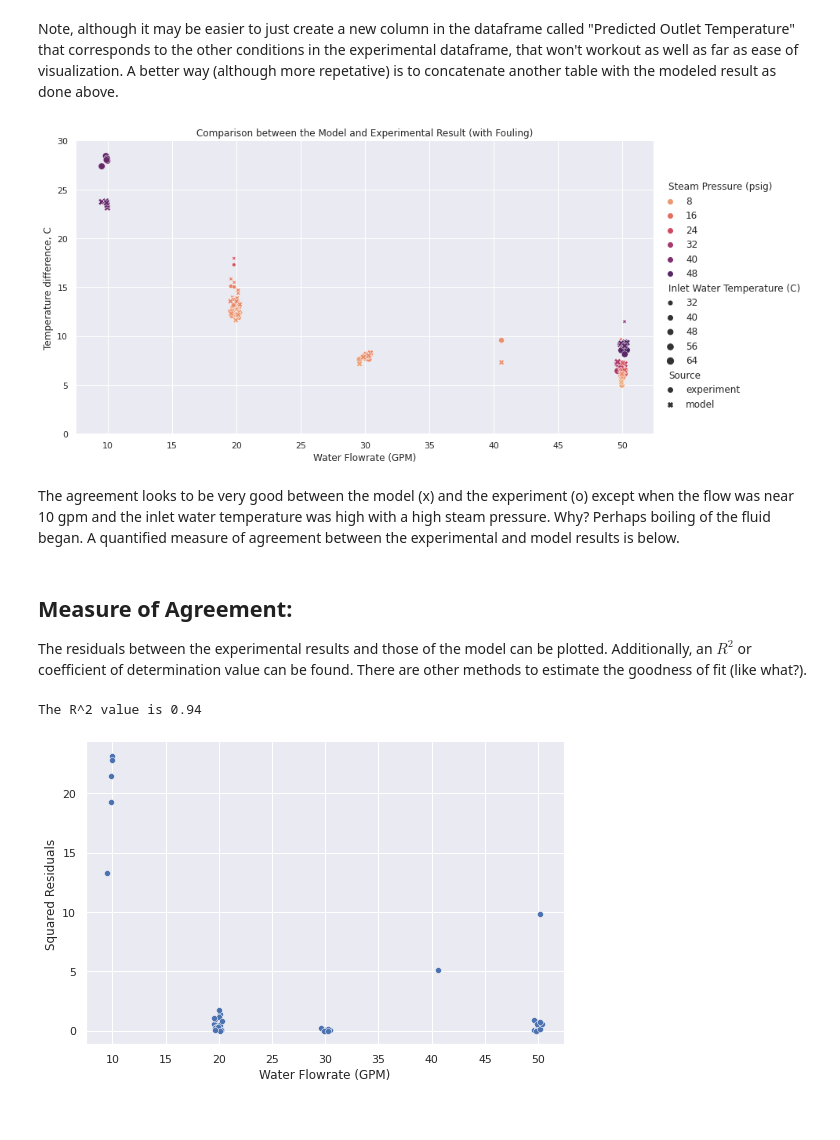
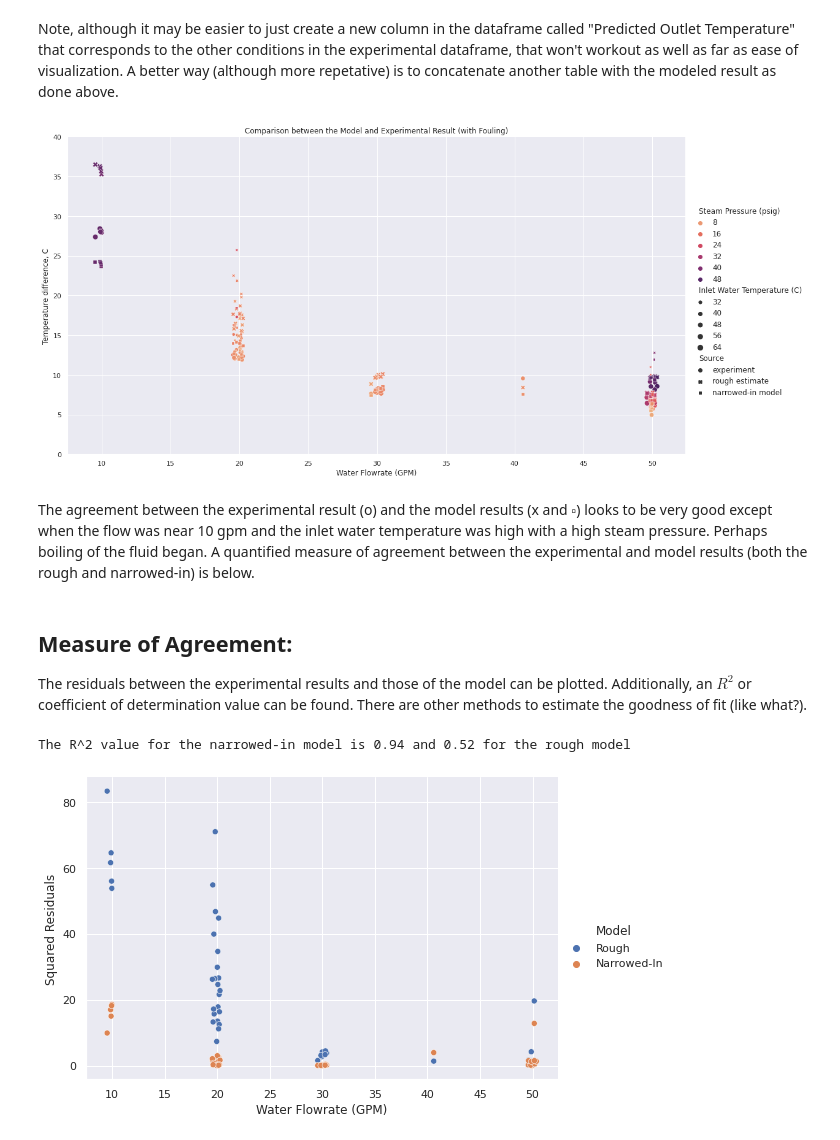
Before and after one commit to clint-bg/demos, a Jupyter notebook: shellandtube/ShellandTubePrediction.ipynb, the cells around one changed output. Saved outputs shown, nothing was run; the diff lists cells and outputs as text; code cells hidden in the pictures.

```diff
--- a/shellandtube/ShellandTubePrediction.ipynb
+++ b/shellandtube/ShellandTubePrediction.ipynb
@@ -230,9 +230,10 @@ Uovwithfouling # W/m2/K at the default conditions
 # %%
 #define a function to determine the outlet temperature as a function of the conditions
-def predictedOutletTemp(gpmT=flowgpmmin,inlettempT=inlettempmin,steamprT=steampressurepsigmin,Rfi=0):
+def predictedOutletTemp(gpmT=flowgpmmin,inlettempT=inlettempmin,steamprT=steampressurepsigmin,Rfi=0,boe=False):
   hinte = internalh(gpm=gpmT,inlettemp=inlettempT,steampr=steamprT)[0] #The zero is for the first entry in the output array which is the heat transfer coefficient
   hexte = externalh(steampr=steamprT)
-  U = Uov(hint=hinte,hext=hexte,RfiU=Rfi)
+  Uni = Uov(hint=hinte,hext=hexte,RfiU=Rfi)
+  U = overallUhueristic[1] if boe == True else Uni #if boe (back of the envelop value for the overall heat transfer coefficient is used)
   input = {'U':U,'massflow':massflow(gpmT),'pressure':steamprT,'inlettemp':inlettempT}
   outtemp = fsolve(func,inlettempT+5,args=(input))[0];
   return outtemp
@@ -291,41 +294,48 @@ The above plot shows a similar trend as that observed with the model in that:
 # %%
-#First setup the new dataframe from the existing one with the needed conditions
-modelpredict = pd.DataFrame()
-modelpredict = data['Steam Pressure (psig)'].copy().to_frame()
-modelpredict['Water Flowrate (GPM)'] = data['Water Flowrate (GPM)'].copy()
-modelpredict['Inlet Water Temperature (C)'] = data['Inlet Water Temperature (C)'].copy()
-data['Source'] = 'experiment'; modelpredict['Source'] = 'model'
-#For each of the experimental conditions, calculate the model result (without fouling) and then compare the residuals
-predictedarray = []
+#First setup the new dataframes from the existing one with the needed conditions
+modelpredict = pd.DataFrame();
+modelpredict = data['Steam Pressure (psig)'].copy().to_frame();
+modelpredict['Water Flowrate (GPM)'] = data['Water Flowrate (GPM)'].copy();
+modelpredict['Inlet Water Temperature (C)'] = data['Inlet Water Temperature (C)'].copy();
+boepredict = modelpredict.copy()
+data['Source'] = 'experiment'; modelpredict['Source'] = 'narrowed-in model'; boepredict['Source'] = 'rough estimate'
+#For each of the experimental conditions, calculate the model results (Rough and Narrowed-in) and then compare the residuals
+predictedarray = []; boearray = []
 for i,row in modelpredict.iterrows():
-  predictedarray.append(predictedOutletTemp(gpmT=modelpredict['Water Flowrate (GPM)'][i],inlettempT=modelpredict['Inlet Water Temperature (C)'][i],steamprT=modelpredict['Steam Pressure (psig)'][i],Rfi=0.0001))
-modelpredict['Outlet Water Temperature (C)'] = predictedarray
+  predictedarray.append(predictedOutletTemp(gpmT=modelpredict['Water Flowrate (GPM)'][i],inlettempT=modelpredict['Inlet Water Temperature (C)'][i],steamprT=modelpredict['Steam Pressure (psig)'][i],Rfi=0.00009))
+  boearray.append(predictedOutletTemp(gpmT=boepredict['Water Flowrate (GPM)'][i],inlettempT=boepredict['Inlet Water Temperature (C)'][i],steamprT=boepredict['Steam Pressure (psig)'][i],boe=True))
+modelpredict['Outlet Water Temperature (C)'] = predictedarray; boepredict['Outlet Water Temperature (C)'] = boearray
 modelpredict['Temperature difference, C'] = modelpredict['Outlet Water Temperature (C)'] - modelpredict['Inlet Water Temperature (C)']
+boepredict['Temperature difference, C'] = boepredict['Outlet Water Temperature (C)'] - boepredict['Inlet Water Temperature (C)']
 #modelpredict.assign(ModelPrediction = lambda modelpredict: predictedOutletTemp(gpm=modelpredict['Water Flowrate (GPM)'],inlettemp=modelpredict['Inlet Water Temperature (C)'],steampr=modelpredict['Steam Pressure (psig)'],Rfi=0))
-#concatentate the two dataframes
-dfall = pd.concat([data,modelpredict])
+#concatentate the three dataframes
+dfall = pd.concat([data,boepredict,modelpredict])
 # %% [markdown]
 Note, although it may be easier to just create a new column in the dataframe called "Predicted Outlet Temperature" that corresponds to the other conditions in the experimental dataframe, that won't workout as well as far as ease of visualization. A better way (although more repetative) is to concatenate another table with the modeled result as done above.
 # %%
-a = sns.relplot(x='Water Flowrate (GPM)',y='Temperature difference, C',hue='Steam Pressure (psig)',size='Inlet Water Temperature (C)', style='Source', data=dfall,palette='flare',aspect=15/8,height=6)
-a.axes[0,0].set_ylim(0,30); a.set(title='Comparison between the Model and Experimental Result (with Fouling)')
+a = sns.relplot(x='Water Flowrate (GPM)',y='Temperature difference, C',hue='Steam Pressure (psig)',size='Inlet Water Temperature (C)', style='Source', data=dfall,palette='flare',aspect=15/8,height=8)
+a.axes[0,0].set_ylim(0,40); a.set(title='Comparison between the Model and Experimental Result (with Fouling)')
 plt.show()
 # %% [output]
-[figure, old version]
+[figure, new version]
 # %% [markdown]
-The agreement looks to be very good between the model (x) and the experiment (o) except when the flow was near 10 gpm and the inlet water temperature was high with a high steam pressure. Why? Perhaps boiling of the fluid began. A quantified measure of agreement between the experimental and model results is below.
+The agreement between the experimental result (o) and the model results (x and $\square$) looks to be very good except when the flow was near 10 gpm and the inlet water temperature was high with a high steam pressure. Perhaps boiling of the fluid began. A quantified measure of agreement between the experimental and model results (both the rough and narrowed-in) is below.
 # %% [markdown]
 ## Measure of Agreement:
 The residuals between the experimental results and those of the model can be plotted. Additionally, an $R^2$ or coefficient of determination value can be found. There are other methods to estimate the goodness of fit (like what?).
 # %%
 modelpredict['Squared Residuals'] = (data['Temperature difference, C'] - modelpredict['Temperature difference, C'])**2
-sns.relplot(x='Water Flowrate (GPM)',y='Squared Residuals',data=modelpredict,aspect=15/10)
-se = (modelpredict['Temperature difference, C'] - data['Temperature difference, C'])**2
+boepredict['Squared Residuals'] = (data['Temperature difference, C'] - boepredict['Temperature difference, C'])**2
+modelpredict['Model'] = 'Narrowed-In'; boepredict['Model'] = 'Rough'
+sns.relplot(x='Water Flowrate (GPM)',y='Squared Residuals',data=pd.concat([boepredict,modelpredict]),hue='Model',aspect=15/10)
+seni = (modelpredict['Temperature difference, C'] - data['Temperature difference, C'])**2
+serough = (boepredict['Temperature difference, C'] - data['Temperature difference, C'])**2
 ssa = (data['Temperature difference, C'] - data['Temperature difference, C'].mean())**2
-rsquared = 1-se.sum()/ssa.sum()
-print(f'The R^2 value is {rsquared:.2f}')
+rsquaredni = 1-seni.sum()/ssa.sum()
+rsquaredr = 1-serough.sum()/ssa.sum()
+print(f'The R^2 value for the narrowed-in model is {rsquaredni:.2f} and {rsquaredr:.2f} for the rough model')
 # %% [output]
-The R^2 value is 0.94
+The R^2 value for the narrowed-in model is 0.94 and 0.52 for the rough model
-[figure, old version]
+[figure, new version]
 # %% [markdown]
 # Summary
```
Also changed, not shown: parts of 20 cells of this notebook.
